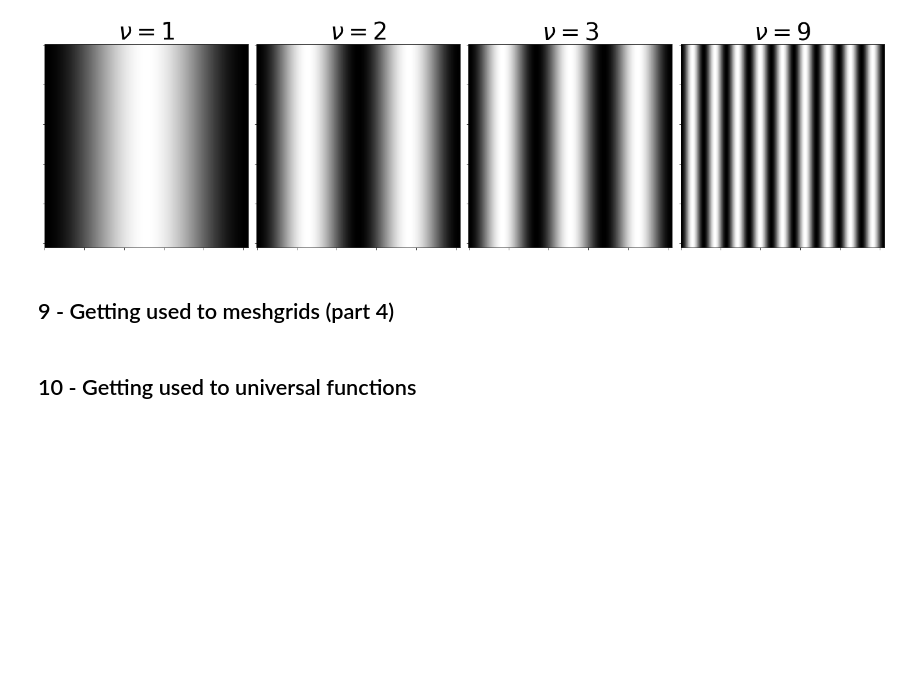
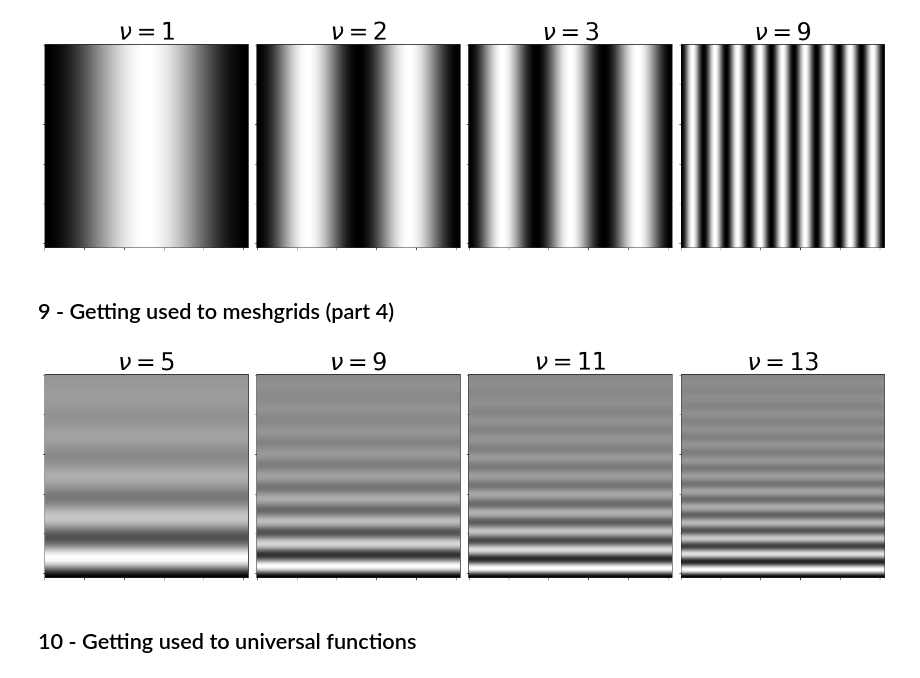
Before and after one commit to FabriceBeaumont/MA-INF_2314_IPSA, a Jupyter notebook: Code/Exercise1/ExerciseSheet1.ipynb, the cells around one changed output. Saved outputs shown, nothing was run; the diff lists cells and outputs as text; code cells hidden in the pictures; blank space fills up the shorter version.

```diff
--- a/Code/Exercise1/ExerciseSheet1.ipynb
+++ b/Code/Exercise1/ExerciseSheet1.ipynb
@@ -337,11 +364,12 @@ def circle_cutouts(arrF, r=32):
 fig, axs = plt.subplots(1, 3, figsize=(20,20))
 
 for i, radius in enumerate(radii):
+
     arrG = circle_cutouts(arrF, r=radius)
 
     ax = axs[i]
     ax.imshow(arrG, cmap='gray')
-    ax.set_title(f"r={radius}", fontsize=40)
+    ax.set_title(f"r={radius}", fontsize=35)
     ax.set_xticklabels([]); ax.set_yticklabels([])
     fig.tight_layout()
 # %% [output]
@@ -367,11 +395,3 @@ def sin_func(x, y, nu, n):
     return 0.5 * (sinus_term + 1) * 255
 # %%
 xs, ys = np.meshgrid(np.arange(n), np.arange(m))
-# %%
-nu = 5.
-
-arrF = sin_func(xs, ys, nu, n)
-plt.imshow(arrF / 255, cmap='gray')
-plt.title(r"$\nu=%i$"%nu)
-plt.xticks([]); plt.yticks([])
-plt.show()
@@ -380,7 +398,7 @@ plt.show()
 # %%
 nu_list = [1., 2., 3., 9.]
 
-fig, axs = plt.subplots(1, 4, figsize=(20,20))
+fig, axs = plt.subplots(1, len(nu_list), figsize=(20,20))
 
 for i, nu in enumerate(nu_list):
     arrF = sin_func(xs, ys, nu, n)
@@ -394,5 +412,24 @@ for i, nu in enumerate(nu_list):
 [figure]
 # %% [markdown]
 ## 9 - Getting used to meshgrids (part 4)
+# %%
+def dampedVerticalSineWave(M, N, nu):
+    xs, ys = np.meshgrid(np.arange(N), M-1-np.arange(M))
+    return 0.5 * (np.exp(-4 / M * ys) * np.sin(2 * np.pi * nu * ys / (M-1) + np.pi / 2 * (M-1)) + 1) * 255
+# %%
+nu_list = [5., 9., 11., 13.]
+
+fig, axs = plt.subplots(1, len(nu_list), figsize=(20,20))
+
+for i, nu in enumerate(nu_list):
+    arrF = dampedVerticalSineWave(256, 256, nu)
+
+    ax = axs[i]
+    ax.imshow(arrF, cmap='gray')
+    ax.set_title(r"$\nu=$%i"%nu, fontsize=40)
+    ax.set_xticklabels([]); ax.set_yticklabels([])
+    fig.tight_layout()
+# %% [output]
+[figure, added]
 # %% [markdown]
 ## 10 - Getting used to universal functions
```
Also changed, not shown: parts of 8 cells of this notebook.
